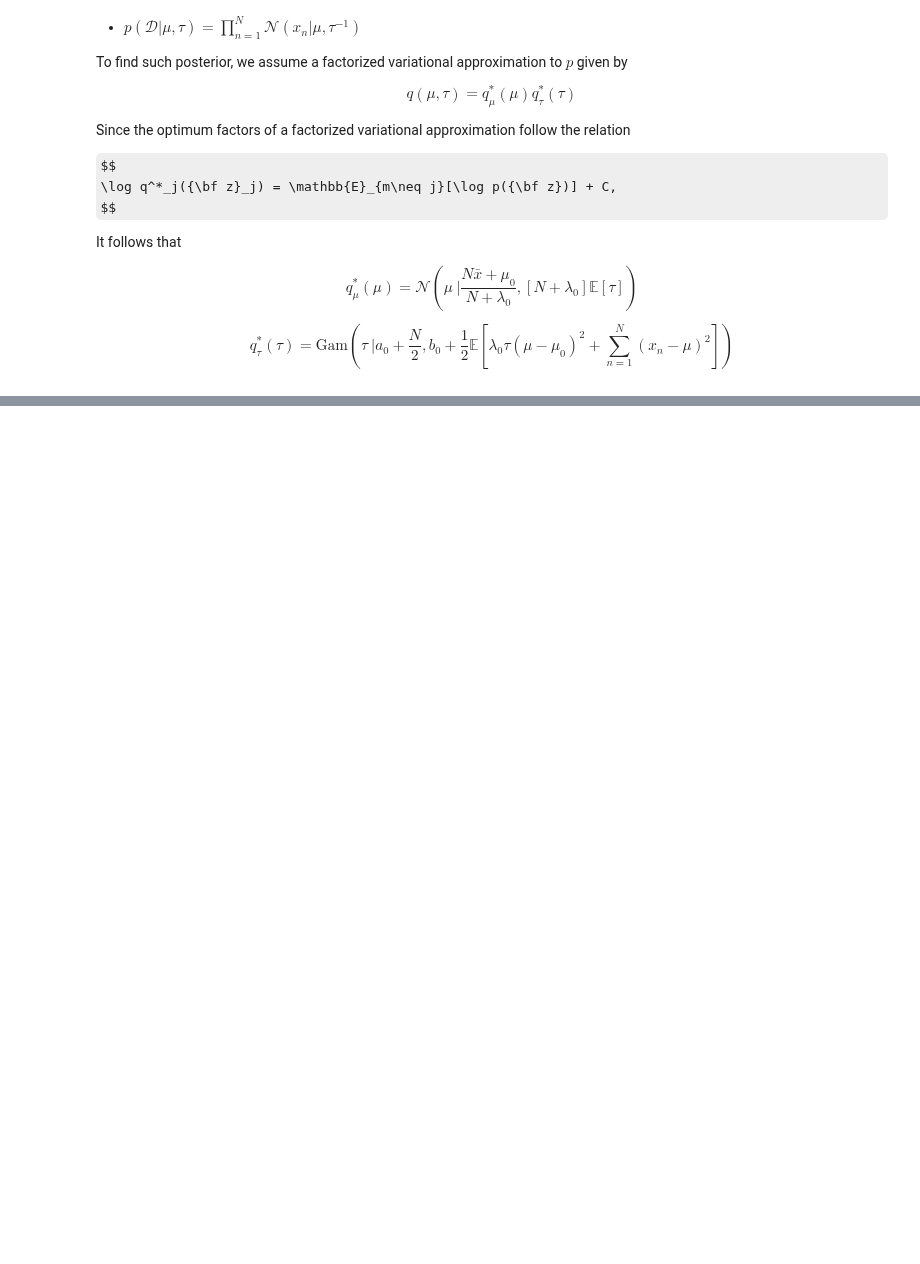
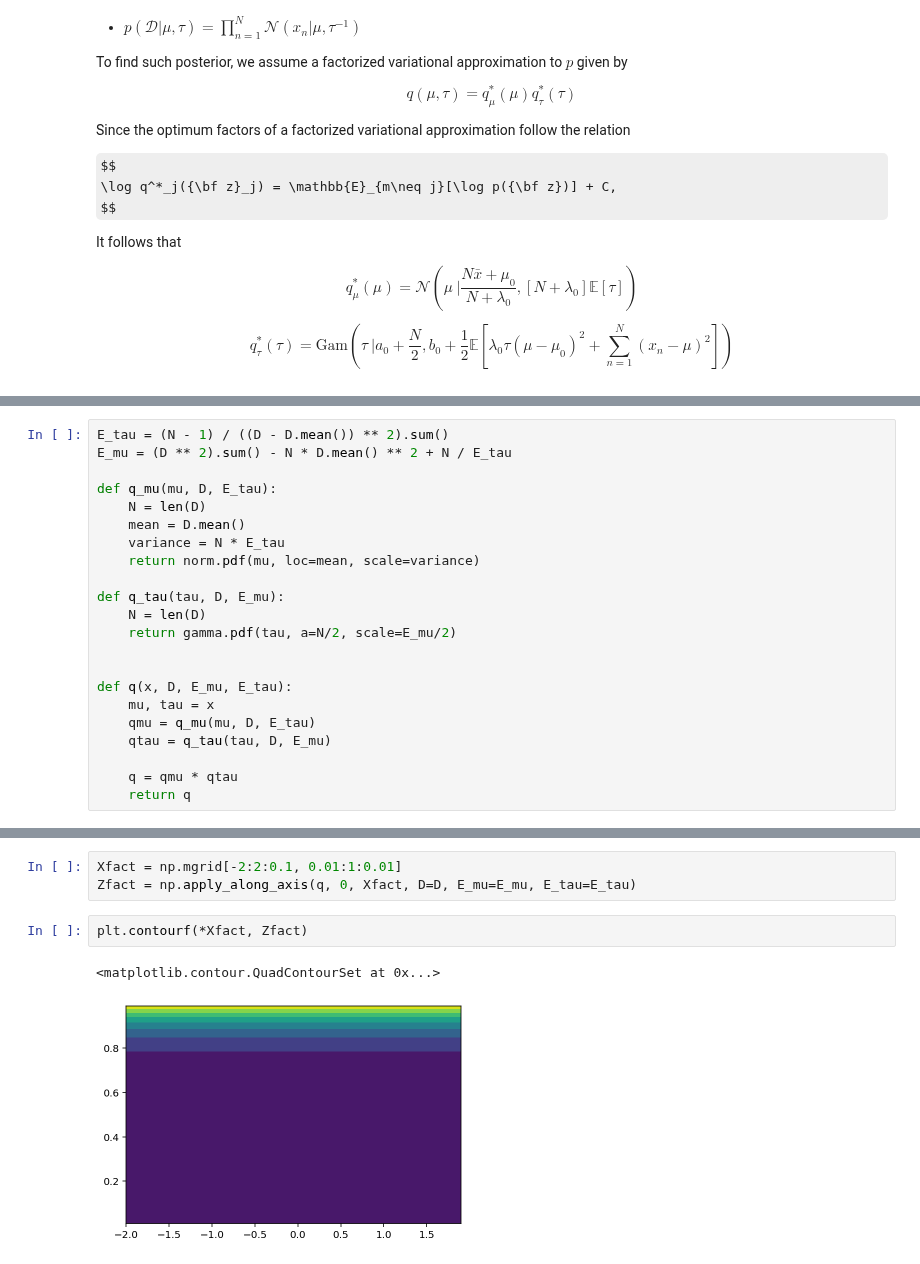
Before and after one commit to gerdm/prml, a Jupyter notebook: chapter10/variational-univariate-gaussian.ipynb, the cells around one changed output, grey strips where cells are left out. Drawn from its saved outputs; the diff is of its cells as text; some formulas as TeX source; blank space fills up the shorter version.

```diff
--- a/chapter10/variational-univariate-gaussian.ipynb
+++ b/chapter10/variational-univariate-gaussian.ipynb
@@ -45,0 +90,22 @@ $$
+# %%
+E_tau = (N - 1) / ((D - D.mean()) ** 2).sum()
+E_mu = (D ** 2).sum() - N * D.mean() ** 2 + N / E_tau
+
+def q_mu(mu, D, E_tau):
+    N = len(D)
+    mean = D.mean()
+    variance = N * E_tau
+    return norm.pdf(mu, loc=mean, scale=variance)
+
+def q_tau(tau, D, E_mu):
+    N = len(D)
+    return gamma.pdf(tau, a=N/2, scale=E_mu/2)
+
+
+def q(x, D, E_mu, E_tau):
+    mu, tau = x
+    qmu = q_mu(mu, D, E_tau)
+    qtau = q_tau(tau, D, E_mu)
+
+    q = qmu * qtau
+    return q
@@ -45,0 +116,8 @@ $$
+# %%
+Xfact = np.mgrid[-2:2:0.1, 0.01:1:0.01]
+Zfact = np.apply_along_axis(q, 0, Xfact, D=D, E_mu=E_mu, E_tau=E_tau)
+# %%
+plt.contourf(*Xfact, Zfact)
+# %% [output]
+<matplotlib.contour.QuadContourSet at 0x...>
+[figure, added]
```
Also changed, not shown: parts of 7 cells of this notebook.
